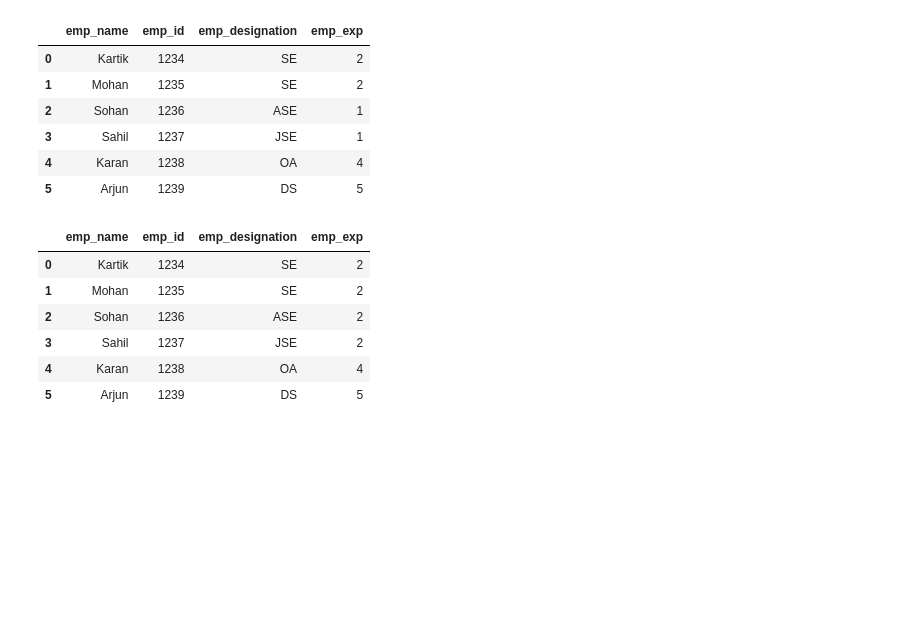
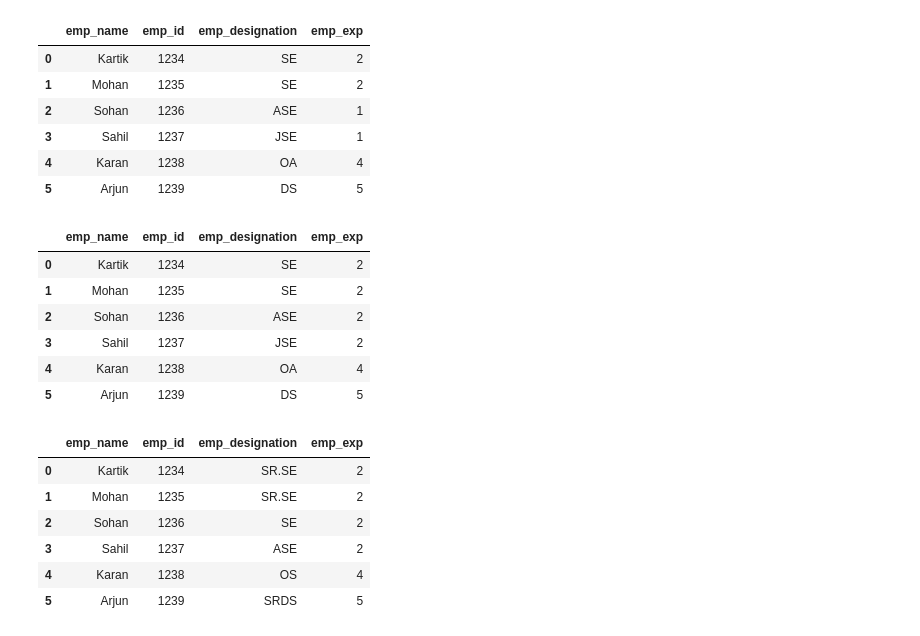
Before and after one commit to Yaminikanta/Python_Libraries, a Jupyter notebook: 02-Pandas/class_pandas.ipynb, the cells around one changed output. Cells and saved outputs as stored; diff of their text form; code cells hidden in the pictures; blank space fills up the shorter version.

```diff
--- a/02-Pandas/class_pandas.ipynb
+++ b/02-Pandas/class_pandas.ipynb
@@ -570,3 +570,14 @@ emp
 | 3 | Sahil | 1237 | JSE | 2 |
 | 4 | Karan | 1238 | OA | 4 |
 | 5 | Arjun | 1239 | DS | 5 |
+# %%
+emp['emp_designation']=emp['emp_designation'].map({'SE':'SR.SE','ASE':'SE','JSE':'ASE','OA':'OS','DS':'SRDS'})
+emp
+# %% [output]
+|  | emp_name | emp_id | emp_designation | emp_exp |
+| 0 | Kartik | 1234 | SR.SE | 2 |
+| 1 | Mohan | 1235 | SR.SE | 2 |
+| 2 | Sohan | 1236 | SE | 2 |
+| 3 | Sahil | 1237 | ASE | 2 |
+| 4 | Karan | 1238 | OS | 4 |
+| 5 | Arjun | 1239 | SRDS | 5 |
```
